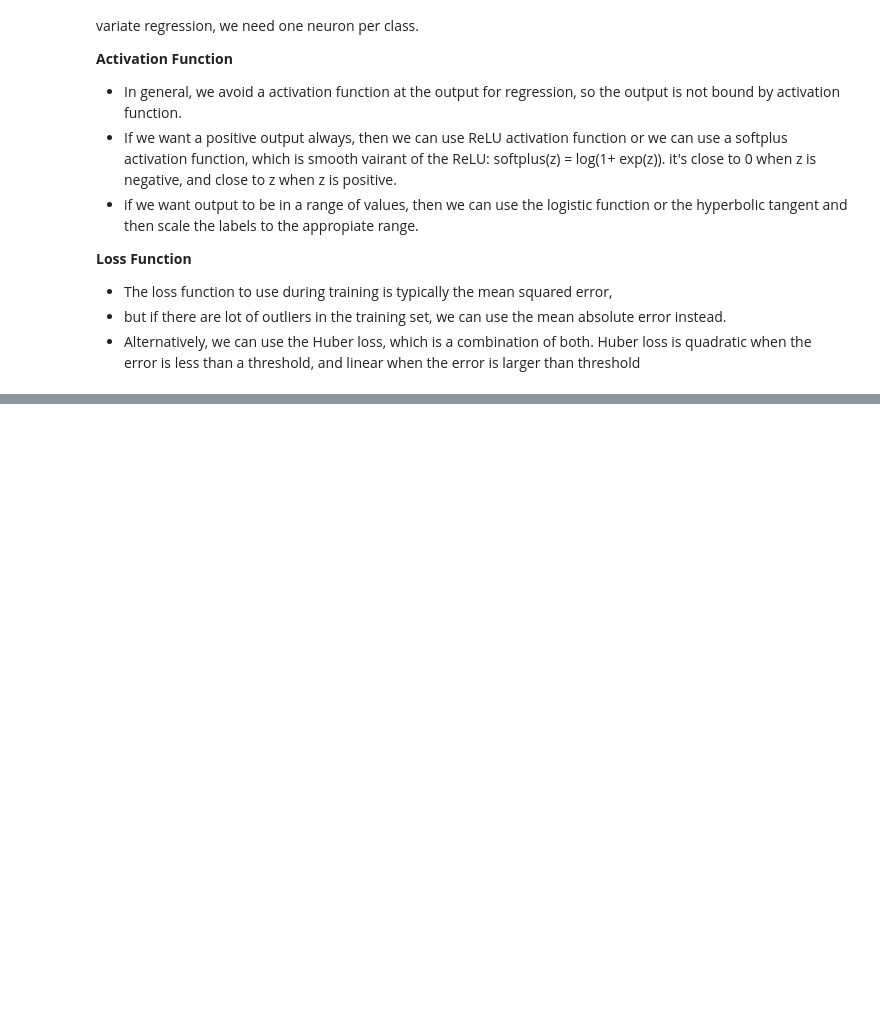
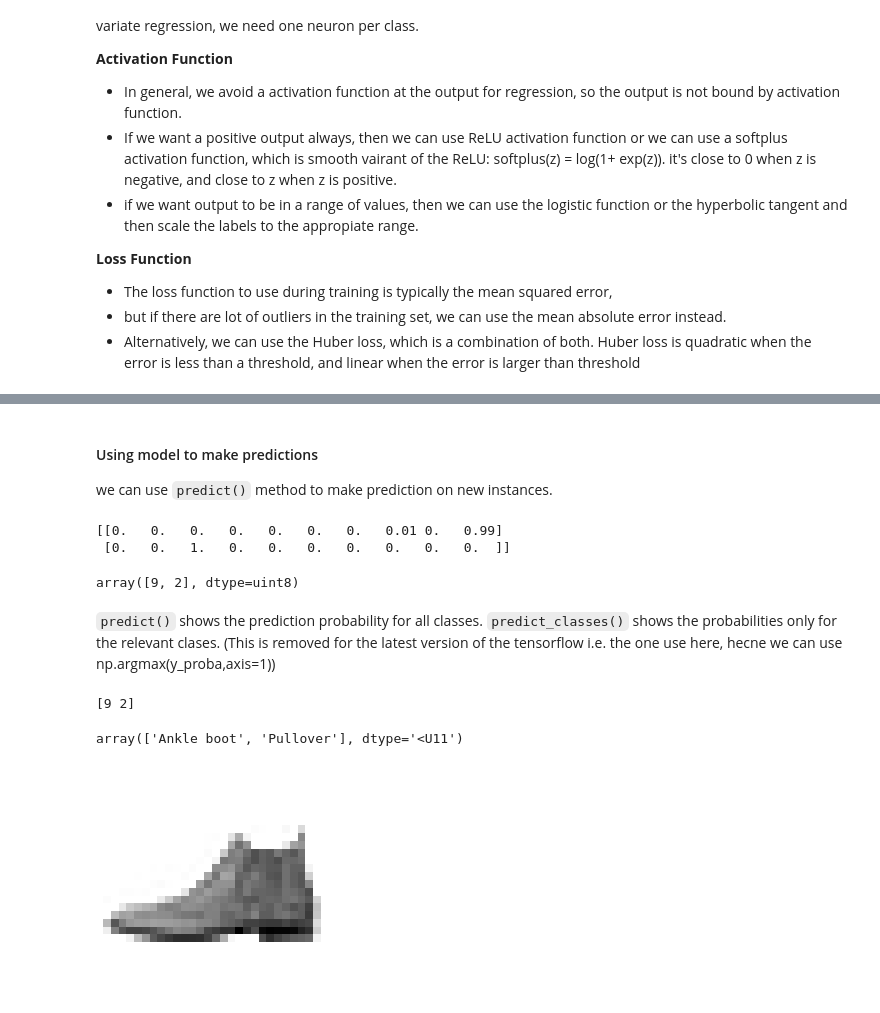
Before and after one commit to apurvasijaria/notes-and-codes-from-books, a Jupyter notebook: Hands-on-ML-with-scikit-learn-keras-tensorflow-2ndEd/Ch_10_introduction_to_artificial_neural_networks_with_keras.ipynb, the cells around one changed output, grey strips where cells are left out. Drawn from its saved outputs; the diff is of its cells as text; code cells hidden in the pictures; blank space fills up the shorter version.

````diff
--- a/Hands-on-ML-with-scikit-learn-keras-tensorflow-2ndEd/Ch_10_introduction_to_artificial_neural_networks_with_keras.ipynb
+++ b/Hands-on-ML-with-scikit-learn-keras-tensorflow-2ndEd/Ch_10_introduction_to_artificial_neural_networks_with_keras.ipynb
@@ -157,0 +514,35 @@ __Loss Function__
+# %% [markdown]
+#### Using model to make predictions
+
+we can use ```predict()``` method to make prediction on new instances.
+# %%
+X_new = X_test[:2]
+y_proba = model.predict(X_new)
+print(y_proba.round(2))
+# %% [output]
+[[0.   0.   0.   0.   0.   0.   0.   0.01 0.   0.99]
+ [0.   0.   1.   0.   0.   0.   0.   0.   0.   0.  ]]
+# %%
+y_test[:2]
+# %% [output]
+array([9, 2], dtype=uint8)
+# %% [markdown]
+```predict()``` shows the prediction probability for all classes. ```predict_classes()``` shows the probabilities only for the relevant clases. (This is removed for the latest version of the tensorflow i.e. the one use here, hecne we can use np.argmax(y_proba,axis=1))
+# %%
+y_pred = np.argmax(y_proba,axis=1)
+print(y_pred)
+# %% [output]
+[9 2]
+# %%
+np.array(labels)[y_pred]
+# %% [output]
+array(['Ankle boot', 'Pullover'], dtype='<U11')
+# %%
+def plot_fmnist(some_digit):
+    plt.imshow(some_digit,cmap ="binary")
+    plt.axis("off")
+    plt.show()
+# %%
+plot_fmnist(X_test[0])
+# %% [output]
+[figure, added]
````
Also changed, not shown: parts of 96 cells of this notebook, 17 other files.
